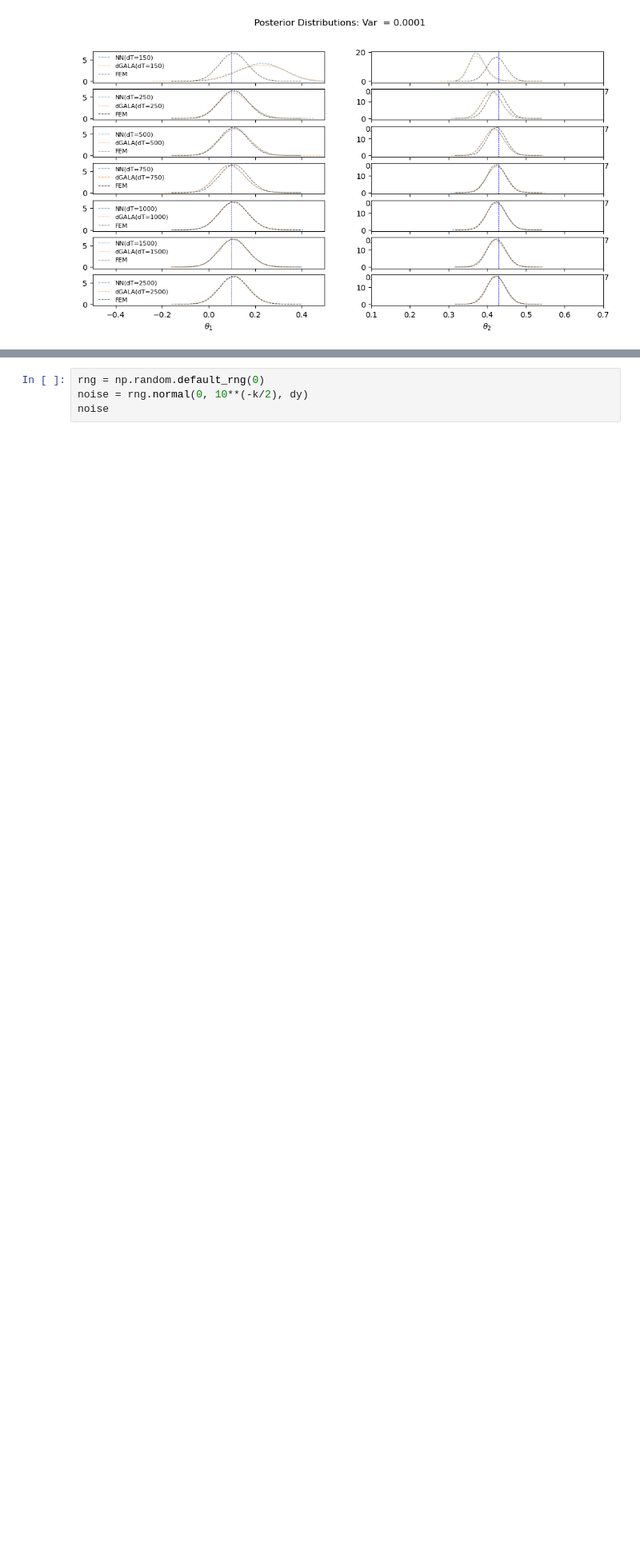
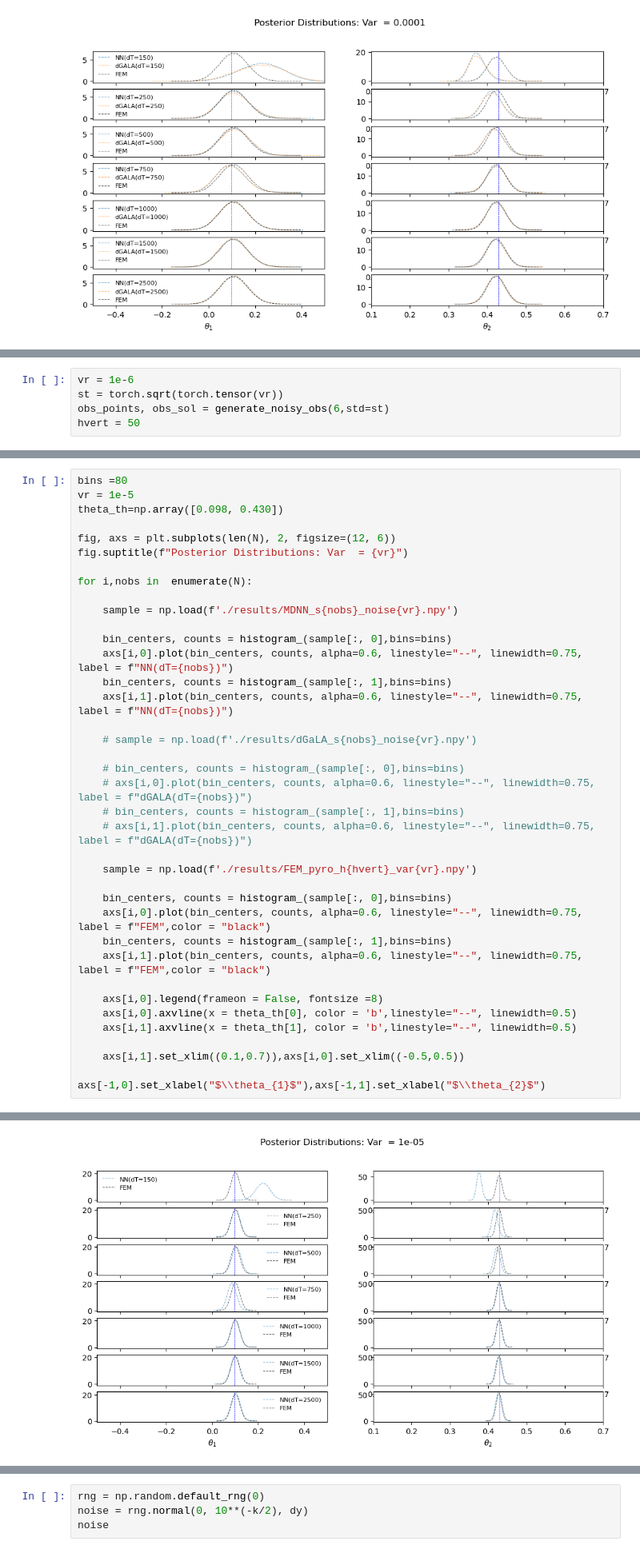
Before and after one commit to ChristianJzB/Projects, a Jupyter notebook: Deep_Solvers/Inverse_Problems/Elliptic/1D_Elliptic.ipynb, the cells around one changed output, grey strips where cells are left out. Shown at 80% size. Cells and saved outputs as stored; diff of their text form; blank space fills up the shorter version.

```diff
--- a/Deep_Solvers/Inverse_Problems/Elliptic/1D_Elliptic.ipynb
+++ b/Deep_Solvers/Inverse_Problems/Elliptic/1D_Elliptic.ipynb
@@ -334,0 +337,5 @@ axs[-1,0].set_xlabel("$\\theta_{1}$"),axs[-1,1].set_xlabel("$\\theta_{2}$")
+# %%
+vr = 1e-6
+st = torch.sqrt(torch.tensor(vr))
+obs_points, obs_sol = generate_noisy_obs(6,std=st)
+hvert = 50
@@ -334,0 +418,39 @@ axs[-1,0].set_xlabel("$\\theta_{1}$"),axs[-1,1].set_xlabel("$\\theta_{2}$")
+# %%
+bins =80
+vr = 1e-5
+theta_th=np.array([0.098, 0.430])
+
+fig, axs = plt.subplots(len(N), 2, figsize=(12, 6))
+fig.suptitle(f"Posterior Distributions: Var  = {vr}")
+
+for i,nobs in  enumerate(N):
+
+    sample = np.load(f'./results/MDNN_s{nobs}_noise{vr}.npy')
+
+    bin_centers, counts = histogram_(sample[:, 0],bins=bins)
+    axs[i,0].plot(bin_centers, counts, alpha=0.6, linestyle="--", linewidth=0.75, label = f"NN(dT={nobs})")
+    bin_centers, counts = histogram_(sample[:, 1],bins=bins)
+    axs[i,1].plot(bin_centers, counts, alpha=0.6, linestyle="--", linewidth=0.75, label = f"NN(dT={nobs})")
+
+    # sample = np.load(f'./results/dGaLA_s{nobs}_noise{vr}.npy')
+
+    # bin_centers, counts = histogram_(sample[:, 0],bins=bins)
+    # axs[i,0].plot(bin_centers, counts, alpha=0.6, linestyle="--", linewidth=0.75, label = f"dGALA(dT={nobs})")
+    # bin_centers, counts = histogram_(sample[:, 1],bins=bins)
+    # axs[i,1].plot(bin_centers, counts, alpha=0.6, linestyle="--", linewidth=0.75, label = f"dGALA(dT={nobs})")
+
+    sample = np.load(f'./results/FEM_pyro_h{hvert}_var{vr}.npy')
+
+    bin_centers, counts = histogram_(sample[:, 0],bins=bins)
+    axs[i,0].plot(bin_centers, counts, alpha=0.6, linestyle="--", linewidth=0.75, label = f"FEM",color = "black")
+    bin_centers, counts = histogram_(sample[:, 1],bins=bins)
+    axs[i,1].plot(bin_centers, counts, alpha=0.6, linestyle="--", linewidth=0.75, label = f"FEM",color = "black")
+
+    axs[i,0].legend(frameon = False, fontsize =8)
+    axs[i,0].axvline(x = theta_th[0], color = 'b',linestyle="--", linewidth=0.5)
+    axs[i,1].axvline(x = theta_th[1], color = 'b',linestyle="--", linewidth=0.5)
+
+    axs[i,1].set_xlim((0.1,0.7)),axs[i,0].set_xlim((-0.5,0.5))
+
+axs[-1,0].set_xlabel("$\\theta_{1}$"),axs[-1,1].set_xlabel("$\\theta_{2}$")
+# %% [output]
@@ -335,3 +458,4 @@ axs[-1,0].set_xlabel("$\\theta_{1}$"),axs[-1,1].set_xlabel("$\\theta_{2}$")
+[figure, added]
 # %%
 
 
```
Also changed, not shown: parts of 3 cells of this notebook, 18 other files.
